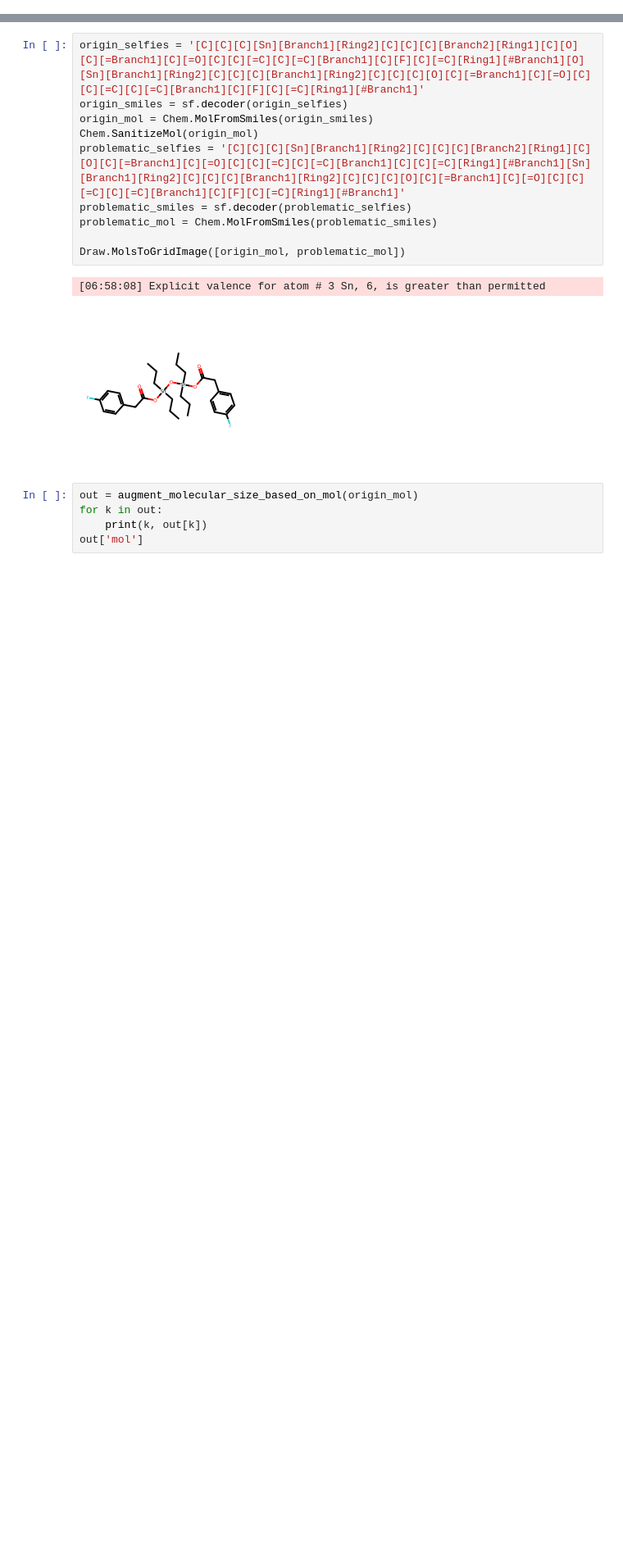
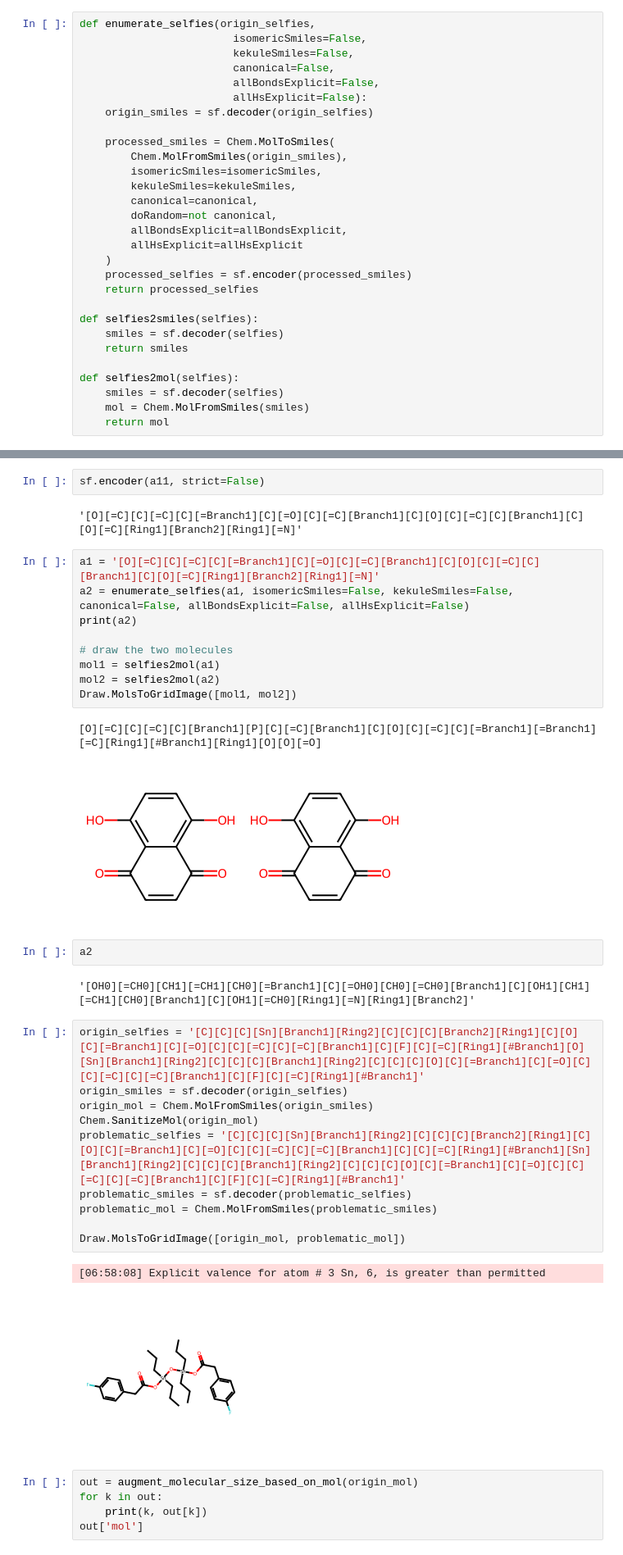
Before and after one commit to chless/Mol-LLM-submission, a Jupyter notebook: Mol-LLM/visualization_atom.ipynb, the cells around one changed output, grey strips where cells are left out. Shown at 82% size. Drawn from its saved outputs; the diff is of its cells as text; blank space fills up the shorter version.

Commit message:
feat: visualize enumerated selfies

```diff
--- a/Mol-LLM/visualization_atom.ipynb
+++ b/Mol-LLM/visualization_atom.ipynb
@@ -51,3 +49,32 @@ DOUBLE 6 7
 SINGLE 6 8
 AROMATIC 5 0
 [figure]
+# %%
+def enumerate_selfies(origin_selfies,
+                        isomericSmiles=False,
+                        kekuleSmiles=False,
+                        canonical=False,
+                        allBondsExplicit=False,
+                        allHsExplicit=False):
+    origin_smiles = sf.decoder(origin_selfies)
+
+    processed_smiles = Chem.MolToSmiles(
+        Chem.MolFromSmiles(origin_smiles),
+        isomericSmiles=isomericSmiles,
+        kekuleSmiles=kekuleSmiles,
+        canonical=canonical,
+        doRandom=not canonical,
+        allBondsExplicit=allBondsExplicit,
+        allHsExplicit=allHsExplicit
+    )
+    processed_selfies = sf.encoder(processed_smiles)
+    return processed_selfies
+
+def selfies2smiles(selfies):
+    smiles = sf.decoder(selfies)
+    return smiles
+
+def selfies2mol(selfies):
+    smiles = sf.decoder(selfies)
+    mol = Chem.MolFromSmiles(smiles)
+    return mol
@@ -54,3 +94,23 @@ AROMATIC 5 0
+# %%
+sf.encoder(a11, strict=False)
+# %% [output]
+'[O][=C][C][=C][C][=Branch1][C][=O][C][=C][Branch1][C][O][C][=C][C][Branch1][C][O][=C][Ring1][Branch2][Ring1][=N]'
+# %%
+a1 = '[O][=C][C][=C][C][=Branch1][C][=O][C][=C][Branch1][C][O][C][=C][C][Branch1][C][O][=C][Ring1][Branch2][Ring1][=N]'
+a2 = enumerate_selfies(a1, isomericSmiles=False, kekuleSmiles=False, canonical=False, allBondsExplicit=False, allHsExplicit=False)
+print(a2)
+
+# draw the two molecules
+mol1 = selfies2mol(a1)
+mol2 = selfies2mol(a2)
+Draw.MolsToGridImage([mol1, mol2])
+# %% [output]
+[O][=C][C][=C][C][Branch1][P][C][=C][Branch1][C][O][C][=C][C][=Branch1][=Branch1][=C][Ring1][#Branch1][Ring1][O][O][=O]
+[figure, added]
+# %%
+a2
+# %% [output]
+'[OH0][=CH0][CH1][=CH1][CH0][=Branch1][C][=OH0][CH0][=CH0][Branch1][C][OH1][CH1][=CH1][CH0][Branch1][C][OH1][=CH0][Ring1][=N][Ring1][Branch2]'
 # %%
 origin_selfies = '[C][C][C][Sn][Branch1][Ring2][C][C][C][Branch2][Ring1][C][O][C][=Branch1][C][=O][C][C][=C][C][=C][Branch1][C][F][C][=C][Ring1][#Branch1][O][Sn][Branch1][Ring2][C][C][C][Branch1][Ring2][C][C][C][O][C][=Branch1][C][=O][C][C][=C][C][=C][Branch1][C][F][C][=C][Ring1][#Branch1]'
 origin_smiles = sf.decoder(origin_selfies)
```
Also changed, not shown: parts of 3 cells of this notebook.
